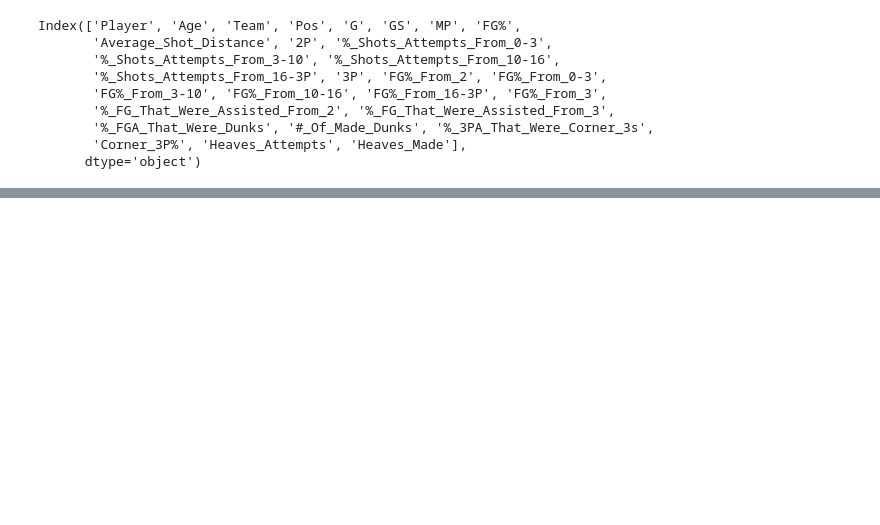
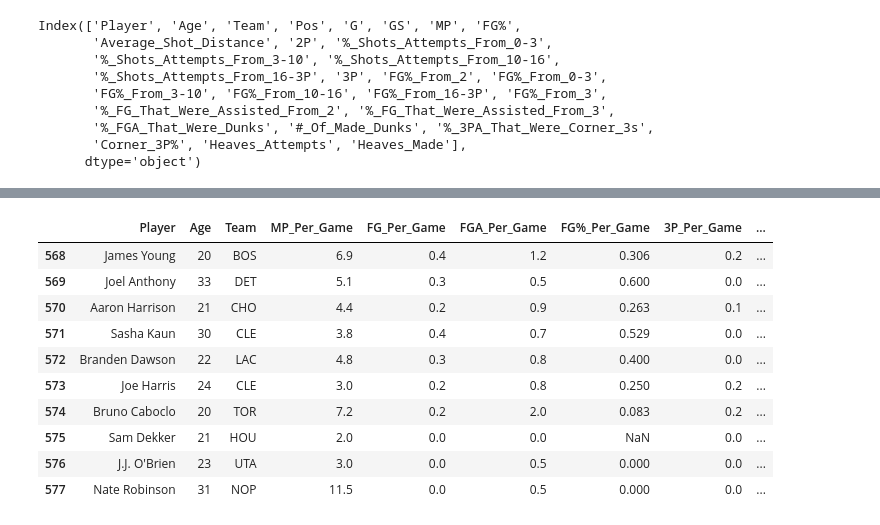
Before and after one commit to JZ-17/NESSIS, a Jupyter notebook: NESSIS.ipynb, the cells around one changed output, grey strips where cells are left out. Cells and saved outputs as stored; diff of their text form; code cells hidden in the pictures; blank space fills up the shorter version.

```diff
--- a/NESSIS.ipynb
+++ b/NESSIS.ipynb
@@ -82,8 +81,11 @@ per_game_renames = {
 
 for df in dataframes:
     df.rename(columns=per_game_renames, inplace=True)
-    df.drop(columns=['Player-additional'])
     df.drop(df.tail(1).index, inplace=True)
 
 print(data_15_16.columns)
+data_15_16.tail(2)
+
+for dataframe in dataframes:
+    print(len(dataframe))
 # %% [output]
@@ -268,0 +395,45 @@ Index(['Player', 'Age', 'Team', 'Pos', 'G', 'GS', 'MP', 'FG%',
+# %%
+# Advanced dataframes
+advanced_dataframes = [advanced_data_15_16, advanced_data_16_17,
+              advanced_data_17_18, advanced_data_18_19, advanced_data_19_20,
+              advanced_data_20_21, advanced_data_21_22, advanced_data_22_23,
+              advanced_data_23_24, advanced_data_24_25]
+
+for i in range(len(dataframes)):
+    df = dataframes[i]
+    adv = advanced_dataframes[i]
+
+    # Strip and standardize column names
+    df.columns = df.columns.map(str).str.strip()
+    adv.columns = adv.columns.map(str).str.strip()
+
+    # Convert 'Age' columns to numeric, handling errors
+    df['Age'] = pd.to_numeric(df['Age'], errors='coerce').astype('Int64')
+    adv['Age'] = pd.to_numeric(adv['Age'], errors='coerce').astype('Int64')
+
+    # Strip merge key values (whitespace cleanup)
+    for col in ['Player', 'Team']:
+        df[col] = df[col].str.strip()
+        adv[col] = adv[col].str.strip()
+
+    # Drop overlapping columns except merge keys
+    merge_keys = {'Player', 'Team', 'Age'}
+    overlap = set(df.columns) & set(adv.columns) - merge_keys
+    adv_clean = adv.drop(columns=overlap)
+
+    # Merge using all three keys
+    dataframes[i] = pd.merge(df, adv_clean, on=['Player', 'Team', 'Age'], how='inner')
+
+dataframes[0].tail(10)
+# %% [output]
+|  | Player | Age | Team | MP_Per_Game | FG_Per_Game | FGA_Per_Game | FG%_Per_Game | 3P_Per_Game | ... |
+| 568 | James Young | 20 | BOS | 6.9 | 0.4 | 1.2 | 0.306 | 0.2 | ... |
+| 569 | Joel Anthony | 33 | DET | 5.1 | 0.3 | 0.5 | 0.600 | 0.0 | ... |
+| 570 | Aaron Harrison | 21 | CHO | 4.4 | 0.2 | 0.9 | 0.263 | 0.1 | ... |
+| 571 | Sasha Kaun | 30 | CLE | 3.8 | 0.4 | 0.7 | 0.529 | 0.0 | ... |
+| 572 | Branden Dawson | 22 | LAC | 4.8 | 0.3 | 0.8 | 0.400 | 0.0 | ... |
+| 573 | Joe Harris | 24 | CLE | 3.0 | 0.2 | 0.8 | 0.250 | 0.2 | ... |
+| 574 | Bruno Caboclo | 20 | TOR | 7.2 | 0.2 | 2.0 | 0.083 | 0.2 | ... |
+| 575 | Sam Dekker | 21 | HOU | 2.0 | 0.0 | 0.0 | NaN | 0.0 | ... |
+| 576 | J.J. O'Brien | 23 | UTA | 3.0 | 0.0 | 0.5 | 0.000 | 0.0 | ... |
+| 577 | Nate Robinson | 31 | NOP | 11.5 | 0.0 | 0.5 | 0.000 | 0.0 | ... |
```
Also changed, not shown: parts of 19 cells of this notebook, 6 other files.
